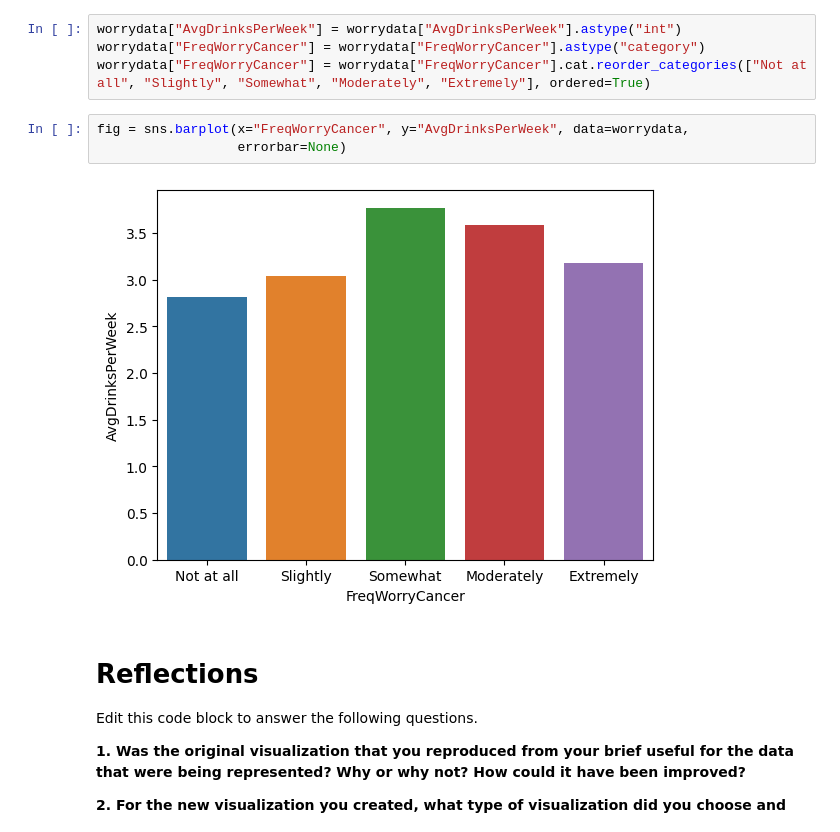
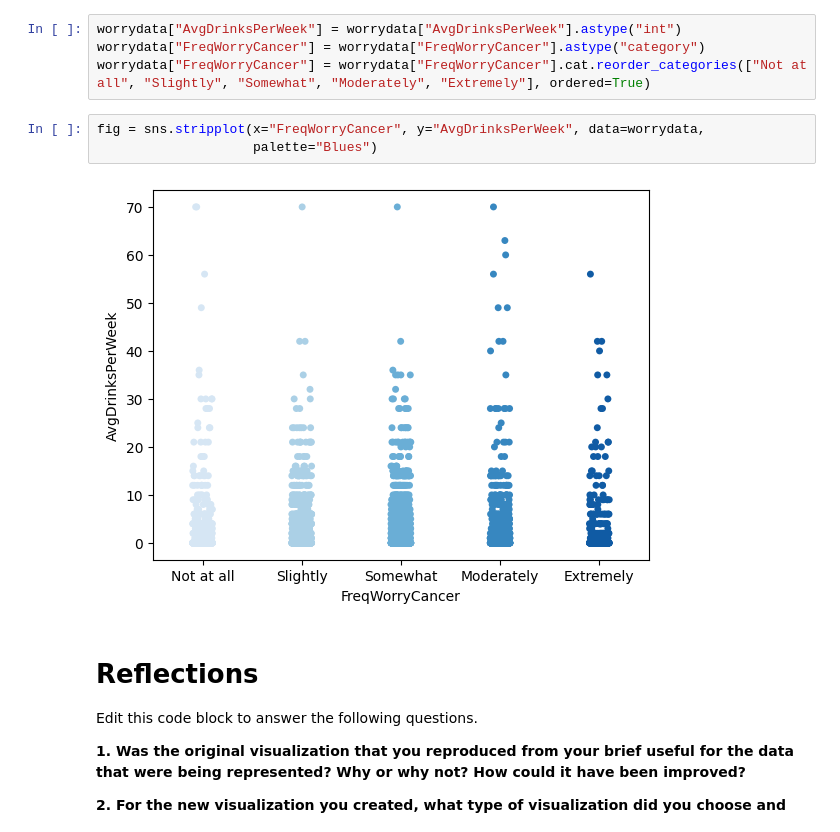
Before and after one commit to megoeggo/colab, a Jupyter notebook: Mego_Franks_Final_Project.ipynb, the cells around one changed output. Drawn from its saved outputs; the diff is of its cells as text.

```diff
--- a/Mego_Franks_Final_Project.ipynb
+++ b/Mego_Franks_Final_Project.ipynb
@@ -218,10 +218,10 @@ worrydata["AvgDrinksPerWeek"] = worrydata["AvgDrinksPerWeek"].astype("int")
 worrydata["FreqWorryCancer"] = worrydata["FreqWorryCancer"].astype("category")
 worrydata["FreqWorryCancer"] = worrydata["FreqWorryCancer"].cat.reorder_categories(["Not at all", "Slightly", "Somewhat", "Moderately", "Extremely"], ordered=True)
 # %%
-fig = sns.barplot(x="FreqWorryCancer", y="AvgDrinksPerWeek", data=worrydata,
-                  errorbar=None)
+fig = sns.stripplot(x="FreqWorryCancer", y="AvgDrinksPerWeek", data=worrydata,
+                    palette="Blues")
 # %% [output]
-[figure, old version]
+[figure, new version]
 # %% [markdown]
 # Reflections
 Edit this code block to answer the following questions.
```
